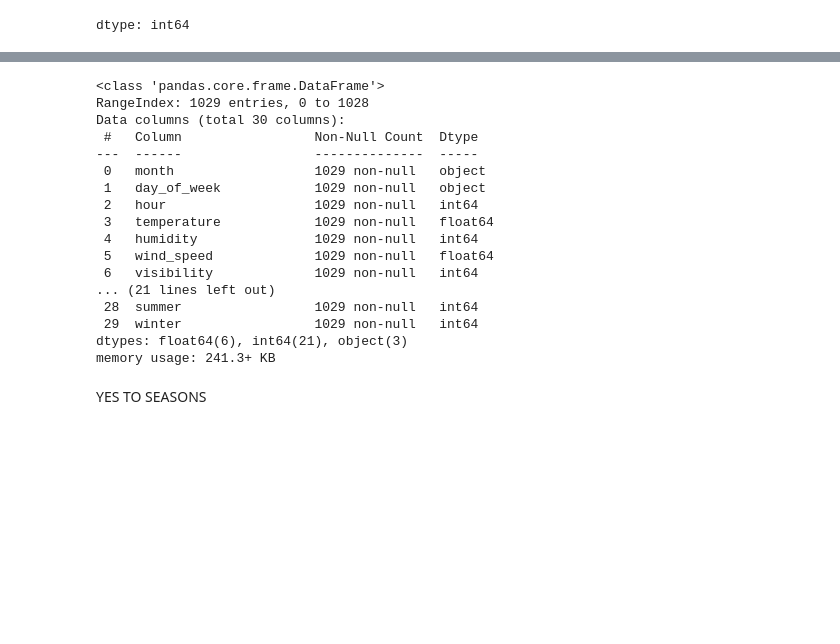
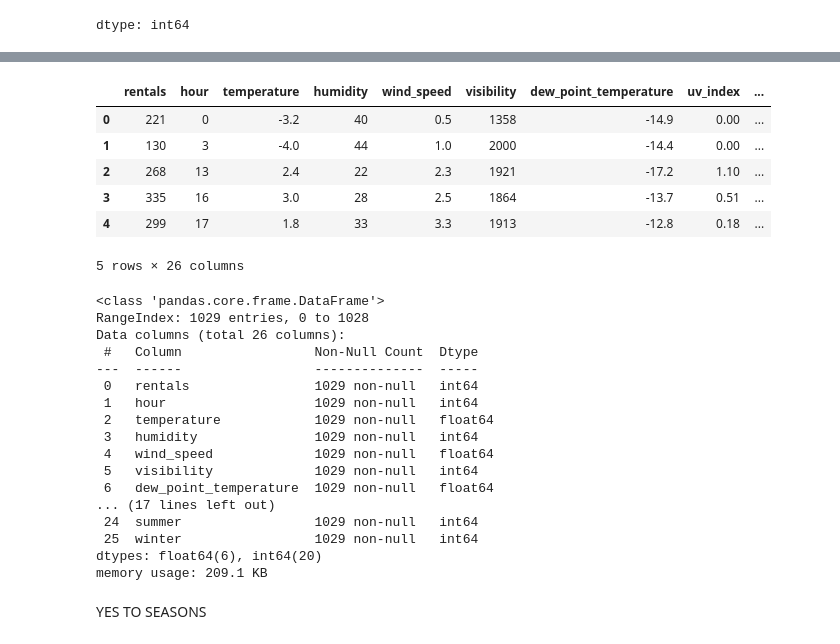
Before and after one commit to pablovitoria/business_analysis_structured_data, a Jupyter notebook: scripts/A1: Modeling Case Study - Bike Rentals in Chicago.ipynb, the cells around one changed output, grey strips where cells are left out. Drawn from its saved outputs; the diff is of its cells as text; code cells hidden in the pictures; blank space fills up the shorter version.

```diff
--- a/scripts/A1: Modeling Case Study - Bike Rentals in Chicago.ipynb
+++ b/scripts/A1: Modeling Case Study - Bike Rentals in Chicago.ipynb
@@ -333,23 +320,73 @@ bikerentals2.head(n = 5)
+# %%
+bikerentals_complete = bikerentals2.drop(['monday',   # category to drop
+                           'jan',  # already factorized
+                           'spring',    # not enough samples per store
+                            'day_of_week',
+                            'month',
+                            'seasons'
+                          ], axis = 1)
+# %%
+#sorting the dataset for better readability
+new_order = [
+    "rentals",                  # y-variable
+    "hour",
+    "temperature",
+    "humidity",
+    "wind_speed",
+    "visibility",
+    "dew_point_temperature",
+    "uv_index",
+    "rainfall",
+    "snowfall",
+    "holiday",
+    "is_working_day",
+    "is_peak_hour",
+    "feb",                    #month dummies (Jan is baseline)
+    "mar",
+    "apr",
+    "may",
+    "jun",
+    "tuesday",                #days dummies (Monday is baseline)
+    "wednesday",
+    "thursday",
+    "friday",
+    "saturday",
+    "sunday",
+    "summer",                #season dummies (Spring is baseline)
+    "winter"
+]
+
+bikerentals_complete = bikerentals_complete[new_order]
+
+bikerentals_complete.head()
+# %% [output]
+|  | rentals | hour | temperature | humidity | wind_speed | visibility | dew_point_temperature | uv_index | ... |
+| 0 | 221 | 0 | -3.2 | 40 | 0.5 | 1358 | -14.9 | 0.00 | ... |
+| 1 | 130 | 3 | -4.0 | 44 | 1.0 | 2000 | -14.4 | 0.00 | ... |
+| 2 | 268 | 13 | 2.4 | 22 | 2.3 | 1921 | -17.2 | 1.10 | ... |
+| 3 | 335 | 16 | 3.0 | 28 | 2.5 | 1864 | -13.7 | 0.51 | ... |
+| 4 | 299 | 17 | 1.8 | 33 | 3.3 | 1913 | -12.8 | 0.18 | ... |
+5 rows × 26 columns
 # %%
-bikerentals2.info()
+bikerentals_complete.info()
 # %% [output]
 <class 'pandas.core.frame.DataFrame'>
 RangeIndex: 1029 entries, 0 to 1028
-Data columns (total 30 columns):
+Data columns (total 26 columns):
  #   Column                 Non-Null Count  Dtype
 ---  ------                 --------------  -----
- 0   month                  1029 non-null   object
- 1   day_of_week            1029 non-null   object
- 2   hour                   1029 non-null   int64
- 3   temperature            1029 non-null   float64
- 4   humidity               1029 non-null   int64
- 5   wind_speed             1029 non-null   float64
- 6   visibility             1029 non-null   int64
-... (21 lines left out)
- 28  summer                 1029 non-null   int64
- 29  winter                 1029 non-null   int64
-dtypes: float64(6), int64(21), object(3)
-memory usage: 241.3+ KB
+ 0   rentals                1029 non-null   int64
+ 1   hour                   1029 non-null   int64
+ 2   temperature            1029 non-null   float64
+ 3   humidity               1029 non-null   int64
+ 4   wind_speed             1029 non-null   float64
+ 5   visibility             1029 non-null   int64
+ 6   dew_point_temperature  1029 non-null   float64
+... (17 lines left out)
+ 24  summer                 1029 non-null   int64
+ 25  winter                 1029 non-null   int64
+dtypes: float64(6), int64(20)
+memory usage: 209.1 KB
 # %% [markdown]
 YES TO SEASONS
 # %%
```
Also changed, not shown: parts of 17 cells of this notebook.
